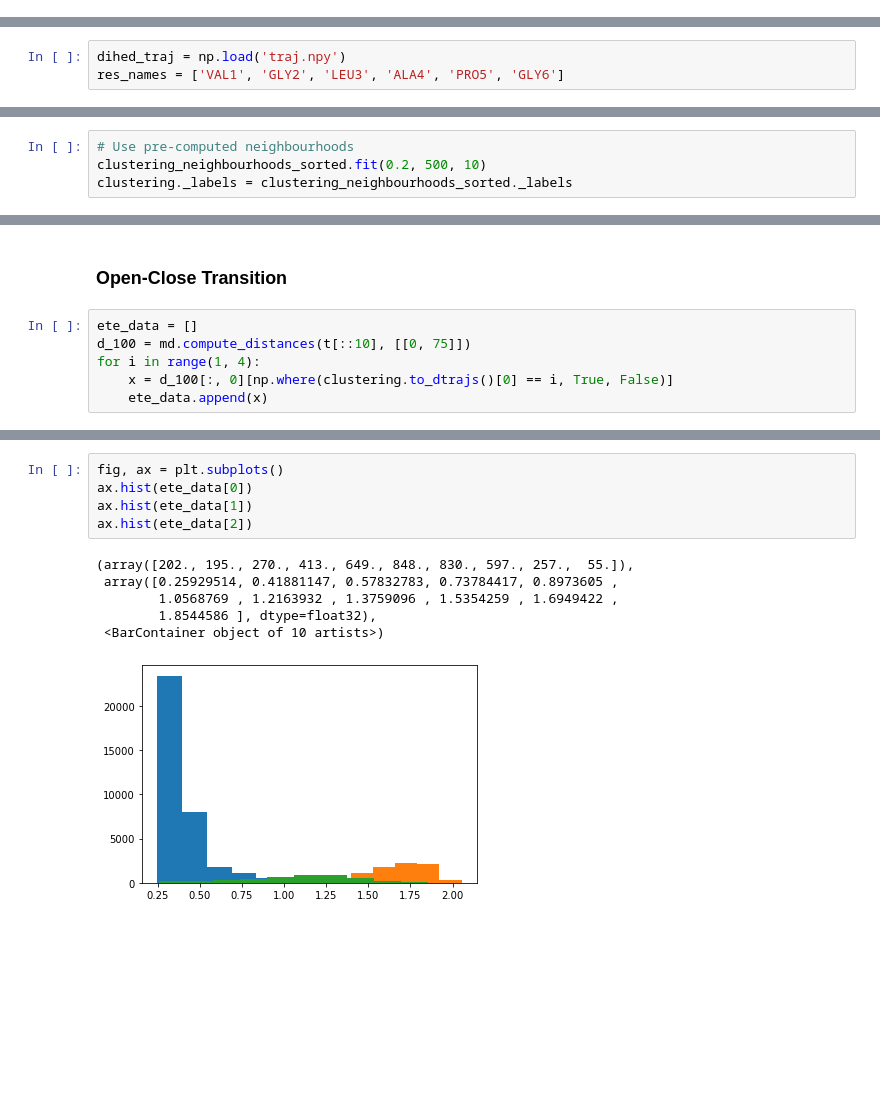
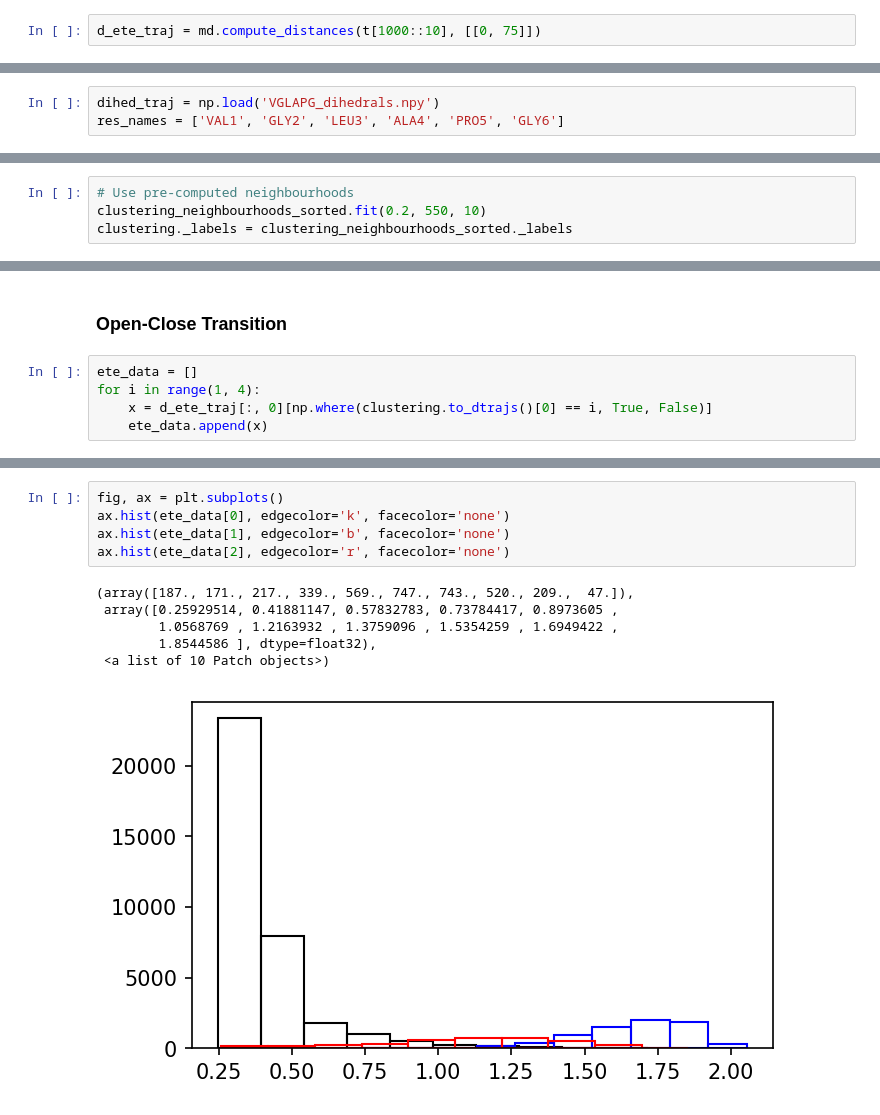
Before and after one commit to janjoswig/AlgoSB2021, a Jupyter notebook: example/example_VGLAPG.ipynb, the cells around one changed output, grey strips where cells are left out. Saved outputs shown, nothing was run; the diff lists cells and outputs as text; blank space fills up the shorter version.

```diff
--- a/example/example_VGLAPG.ipynb
+++ b/example/example_VGLAPG.ipynb
@@ -21,0 +29,2 @@ from sklearn.neighbors import KDTree
+# %%
+d_ete_traj = md.compute_distances(t[1000::10], [[0, 75]])
@@ -24,7 +37,7 @@ from sklearn.neighbors import KDTree
 # %% [markdown]
 We will work here with a 601 ns trajectory of the hexapeptide VGLAPG. We want to analyze the dynamics of its backbone and therefore use the backbone phi/psi dihedrals as our features of interest. The provided trajectory is a numpy array of shape (601001, 10). The first 5 columns are the phi dihedrals, the last 5 columns are the psi dihedrals. The timestep of the trajectory is 1 ps.
 # %%
-dihed_traj = np.load('traj.npy')
+dihed_traj = np.load('VGLAPG_dihedrals.npy')
 res_names = ['VAL1', 'GLY2', 'LEU3', 'ALA4', 'PRO5', 'GLY6']
 # %%
 dihed_traj.shape
@@ -104,7 +117,7 @@ clustering_neighbourhoods_sorted = cluster.Clustering(
     )
 # %%
 # Use pre-computed neighbourhoods
-clustering_neighbourhoods_sorted.fit(0.2, 500, 10)
+clustering_neighbourhoods_sorted.fit(0.2, 550, 10)
 clustering._labels = clustering_neighbourhoods_sorted._labels
 # %% [output]
 -----------------------------------------------------------------------------------------------
@@ -178,9 +192,8 @@ for ax in axs.flat:
 ### Open-Close Transition
 # %%
 ete_data = []
-d_100 = md.compute_distances(t[::10], [[0, 75]])
 for i in range(1, 4):
-    x = d_100[:, 0][np.where(clustering.to_dtrajs()[0] == i, True, False)]
+    x = d_ete_traj[:, 0][np.where(clustering.to_dtrajs()[0] == i, True, False)]
     ete_data.append(x)
 # %%
 fig, ax = plt.subplots()
@@ -192,12 +205,12 @@ Text(0, 0.5, 'End-to-End distance')
 # %%
 fig, ax = plt.subplots()
-ax.hist(ete_data[0])
-ax.hist(ete_data[1])
-ax.hist(ete_data[2])
+ax.hist(ete_data[0], edgecolor='k', facecolor='none')
+ax.hist(ete_data[1], edgecolor='b', facecolor='none')
+ax.hist(ete_data[2], edgecolor='r', facecolor='none')
 # %% [output]
-(array([202., 195., 270., 413., 649., 848., 830., 597., 257.,  55.]),
+(array([187., 171., 217., 339., 569., 747., 743., 520., 209.,  47.]),
  array([0.25929514, 0.41881147, 0.57832783, 0.73784417, 0.8973605 ,
         1.0568769 , 1.2163932 , 1.3759096 , 1.5354259 , 1.6949422 ,
         1.8544586 ], dtype=float32),
- <BarContainer object of 10 artists>)
+ <a list of 10 Patch objects>)
-[figure, old version]
+[figure, new version]
```
Also changed, not shown: parts of 20 cells of this notebook, 2 other files.
